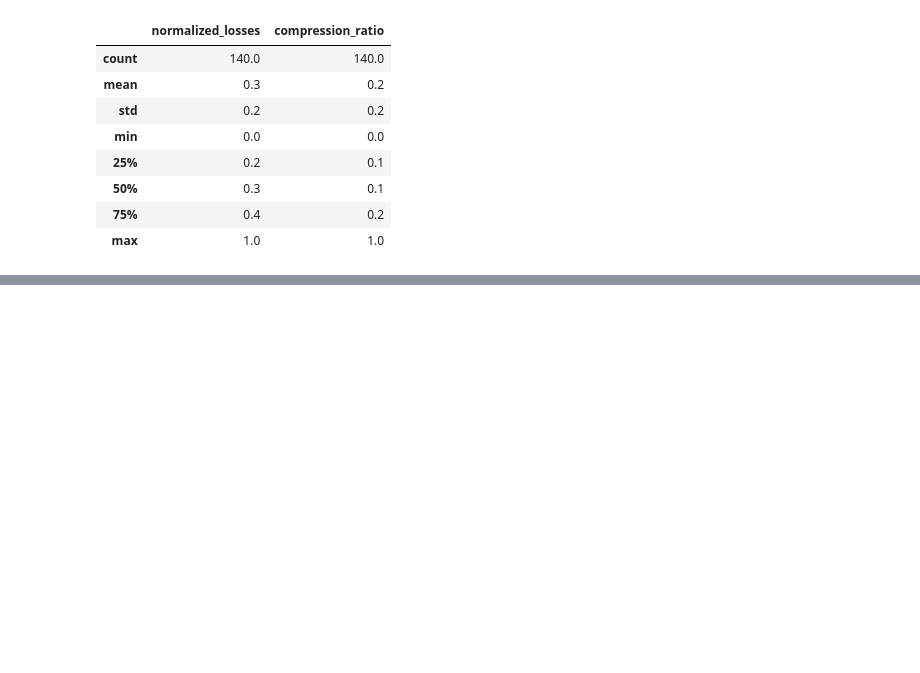
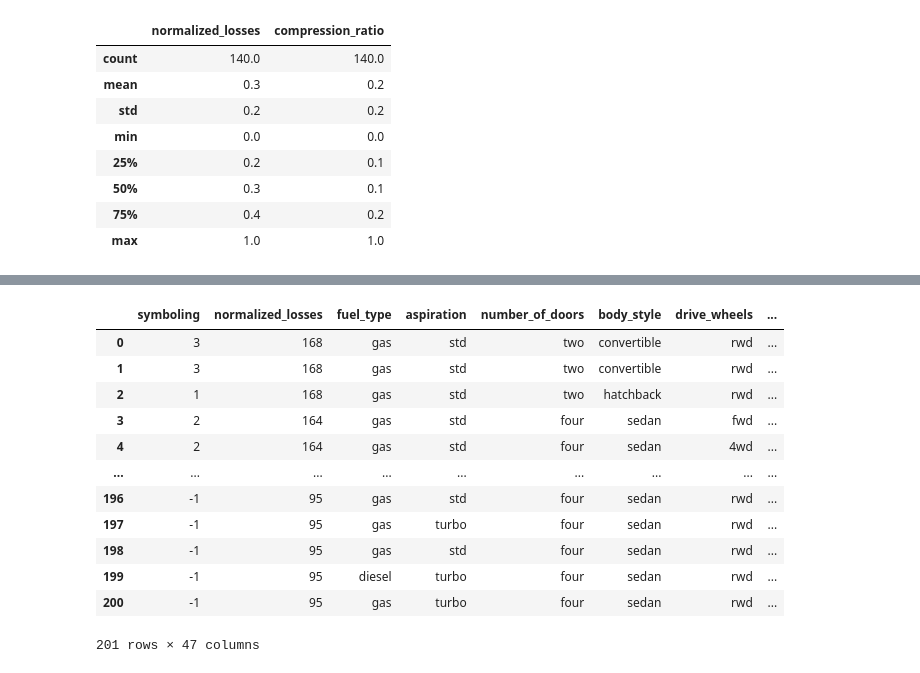
Before and after one commit to Maruf-Ahmad-khan/MinMaxScaling, a Jupyter notebook: MinMaxScale.ipynb, the cells around one changed output, grey strips where cells are left out. Saved outputs shown, nothing was run; the diff lists cells and outputs as text; code cells hidden in the pictures; blank space fills up the shorter version.

```diff
--- a/MinMaxScale.ipynb
+++ b/MinMaxScale.ipynb
@@ -175,0 +231,16 @@ np.round(X_train_Scale.describe(), 1)
+# %%
+pd.get_dummies(df, columns=['make'])
+# %% [output]
+|  | symboling | normalized_losses | fuel_type | aspiration | number_of_doors | body_style | drive_wheels | ... |
+| 0 | 3 | 168 | gas | std | two | convertible | rwd | ... |
+| 1 | 3 | 168 | gas | std | two | convertible | rwd | ... |
+| 2 | 1 | 168 | gas | std | two | hatchback | rwd | ... |
+| 3 | 2 | 164 | gas | std | four | sedan | fwd | ... |
+| 4 | 2 | 164 | gas | std | four | sedan | 4wd | ... |
+| ... | ... | ... | ... | ... | ... | ... | ... | ... |
+| 196 | -1 | 95 | gas | std | four | sedan | rwd | ... |
+| 197 | -1 | 95 | gas | turbo | four | sedan | rwd | ... |
+| 198 | -1 | 95 | gas | std | four | sedan | rwd | ... |
+| 199 | -1 | 95 | diesel | turbo | four | sedan | rwd | ... |
+| 200 | -1 | 95 | gas | turbo | four | sedan | rwd | ... |
+201 rows × 47 columns
```
Also changed, not shown: parts of 10 cells of this notebook, 2 other files.
